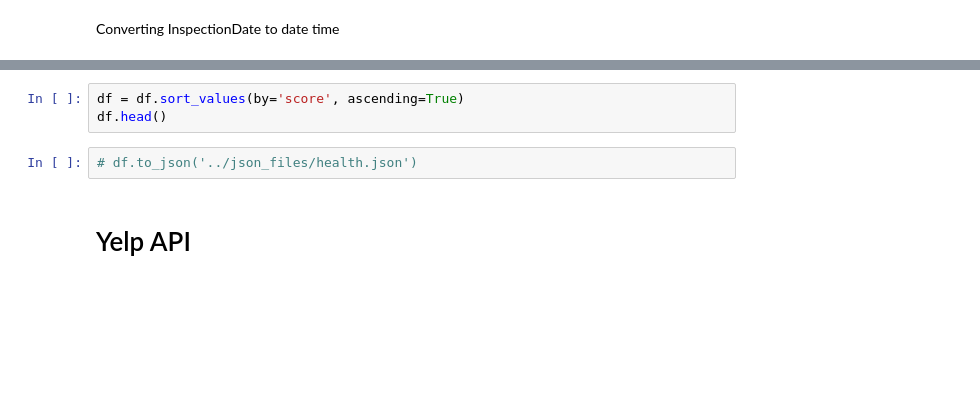
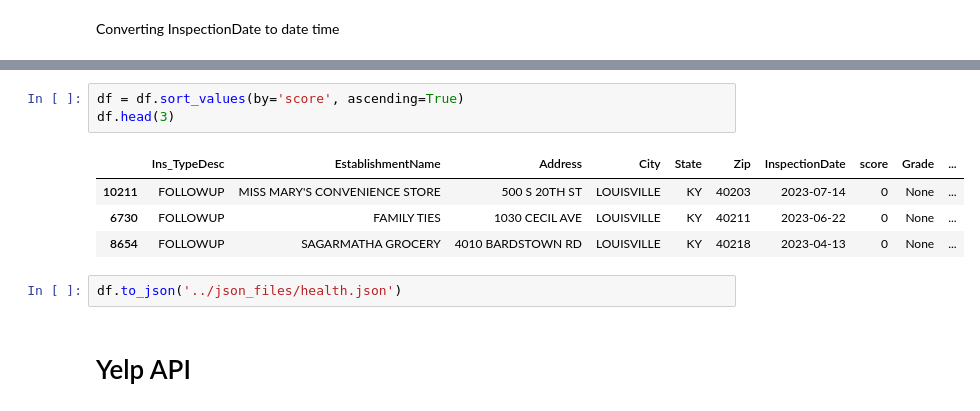
Before and after one commit to dmorton714/-restaurant_inspection_scores, a Jupyter notebook: clean_code/final.ipynb, the cells around one changed output, grey strips where cells are left out. Cells and saved outputs as stored; diff of their text form; blank space fills up the shorter version.

```diff
--- a/clean_code/final.ipynb
+++ b/clean_code/final.ipynb
@@ -67,8 +100,13 @@ df.value_counts('EstablishmentName')
 # %%
 df = df.sort_values(by='score', ascending=True)
-df.head()
+df.head(3)
+# %% [output]
+|  | Ins_TypeDesc | EstablishmentName | Address | City | State | Zip | InspectionDate | score | Grade | ... |
+| 10211 | FOLLOWUP | MISS MARY'S CONVENIENCE STORE | 500 S 20TH ST | LOUISVILLE | KY | 40203 | 2023-07-14 | 0 | None | ... |
+| 6730 | FOLLOWUP | FAMILY TIES | 1030 CECIL AVE | LOUISVILLE | KY | 40211 | 2023-06-22 | 0 | None | ... |
+| 8654 | FOLLOWUP | SAGARMATHA GROCERY | 4010 BARDSTOWN RD | LOUISVILLE | KY | 40218 | 2023-04-13 | 0 | None | ... |
 # %%
-# df.to_json('../json_files/health.json')
+df.to_json('../json_files/health.json')
 # %% [markdown]
 # Yelp API
 # %% [markdown]
```
Also changed, not shown: parts of 15 cells of this notebook, 5 other files.
